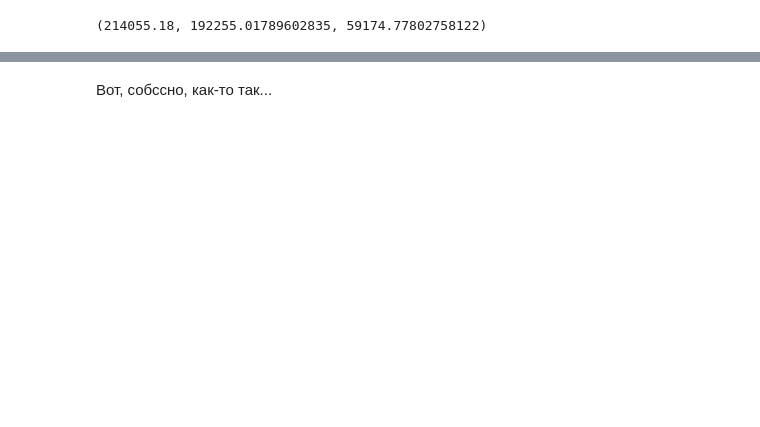
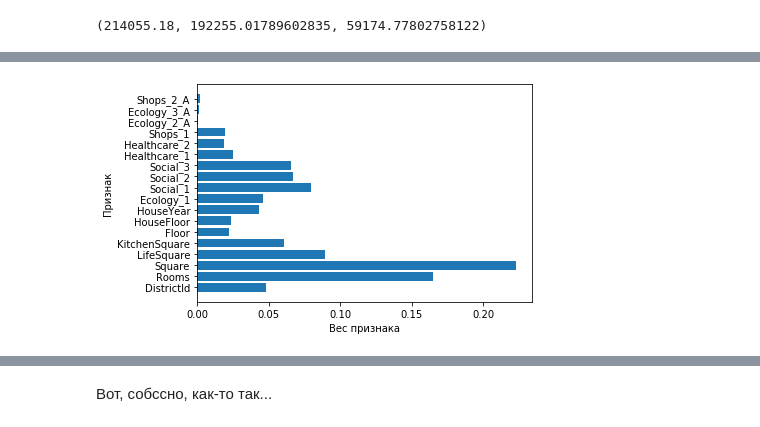
Before and after one commit to comrade747/python, a Jupyter notebook: project_task/ErshovAA_solution.ipynb, the cells around one changed output, grey strips where cells are left out. Saved outputs shown, nothing was run; the diff lists cells and outputs as text; code cells hidden in the pictures; blank space fills up the shorter version.

```diff
--- a/project_task/ErshovAA_solution.ipynb
+++ b/project_task/ErshovAA_solution.ipynb
@@ -539,0 +673,9 @@ memory usage: 1.2 MB
+# %%
+plt.barh(feature_names, gbr.feature_importances_.flatten())
+
+plt.xlabel("Вес признака")
+plt.ylabel("Признак")
+
+plt.show()
+# %% [output]
+[figure, added]
```
Also changed, not shown: parts of 182 cells of this notebook.
